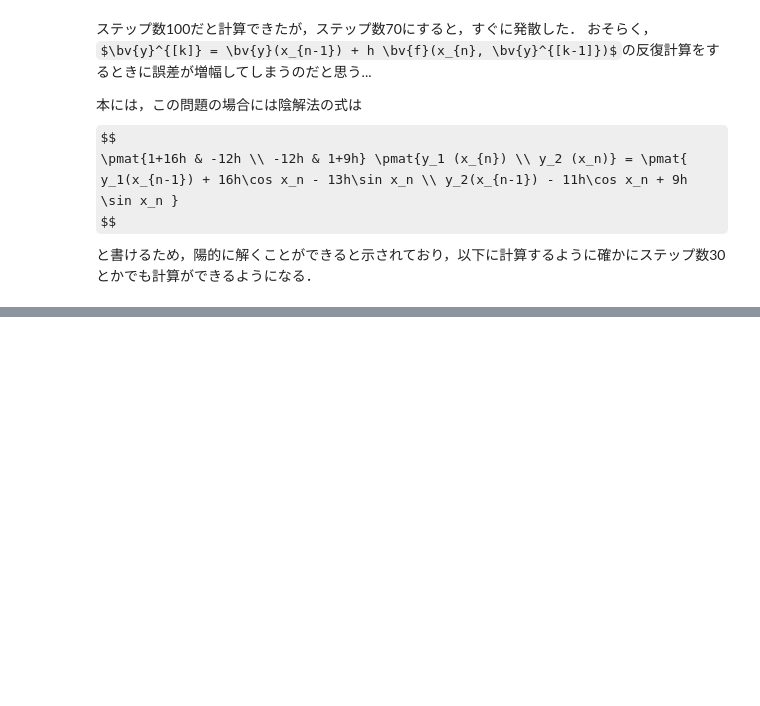
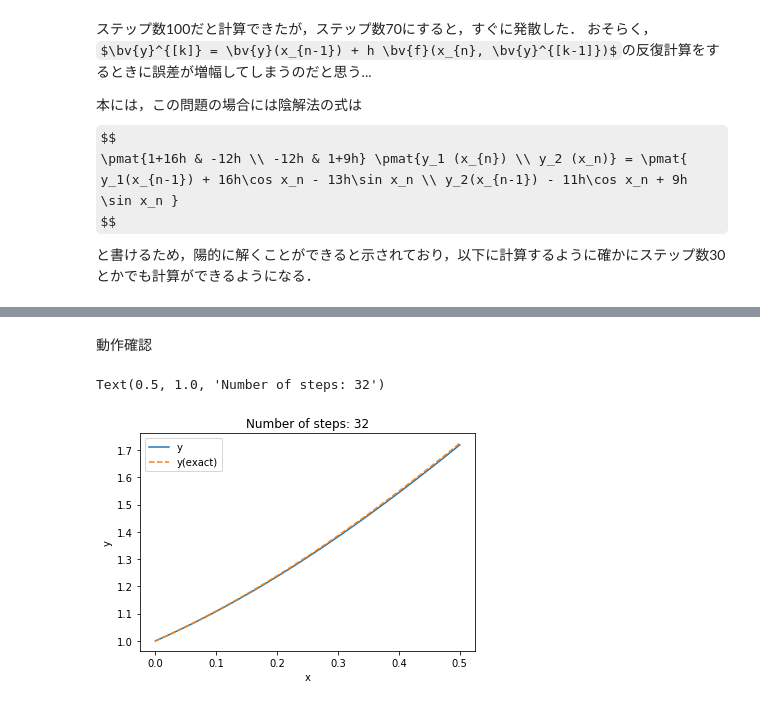
Before and after one commit to wavepackets/memo, a Jupyter notebook: 20200505_butcher.ipynb, the cells around one changed output, grey strips where cells are left out. Cells and saved outputs as stored; diff of their text form; code cells hidden in the pictures; some formulas as TeX source; blank space fills up the shorter version.

```diff
--- a/20200505_butcher.ipynb
+++ b/20200505_butcher.ipynb
@@ -536,8 +539,8 @@ ax.set_title(f'Number of steps: {len(solver1.xs)}')
 # %%
 ns3, errors3 = [], []
 for n_steps in np.hstack([np.arange(3, 40, 2), 10.**np.arange(2, 5, 0.5)]).astype(int):
-    solver1 = ImplicitEulerForStiff1(xlim=(0, np.pi), y0=y0, n_steps=n_steps).solve()
-    ys_exact = stiff1_exact(solver1.xs)
+    solver1 = ImplicitEulerForStiff1(xlim=(0, np.pi), y0=y0_stiff1, n_steps=n_steps).solve()
+    ys_exact = y_exact_stiff1(solver1.xs)
 
     ns3.append(n_steps)
     errors3.append(np.linalg.norm(ys_exact[:,-1] - solver1.ys[:,-1]))
@@ -555,0 +576,10 @@ ax.legend()
+# %%
+@njit
+def f_problem1(x, y):
+    dydx = (y+x)/(y-x)
+    return dydx
+
+y0_problem1 = np.array([1.0,], dtype=np.float64)
+def y_exact_problem1(xs):
+    ys = xs + np.sqrt(1.+ 2*xs**2)
+    return ys
@@ -555,0 +657,18 @@ ax.legend()
+# %% [markdown]
+動作確認
+# %%
+### test
+n_steps = 2**5
+solver1 = ExplicitEulerWithConstantStepsizeFloat32GillMoller(func=f_problem1, xlim=(0, 0.5), y0=y0_problem1, n_steps=n_steps).solve()
+ys_exact = y_exact_problem1(solver1.xs)
+
+fig, ax = plt.subplots()
+ax.plot(solver1.xs, solver1.ys[:], label='y')
+ax.plot(solver1.xs, ys_exact[:], '--', label='y(exact)')
+ax.legend()
+ax.set_xlabel('x')
+ax.set_ylabel('y')
+ax.set_title(f'Number of steps: {len(solver1.xs)}')
+# %% [output]
+Text(0.5, 1.0, 'Number of steps: 32')
+[figure, added]
```
Also changed, not shown: parts of 20 cells of this notebook.
